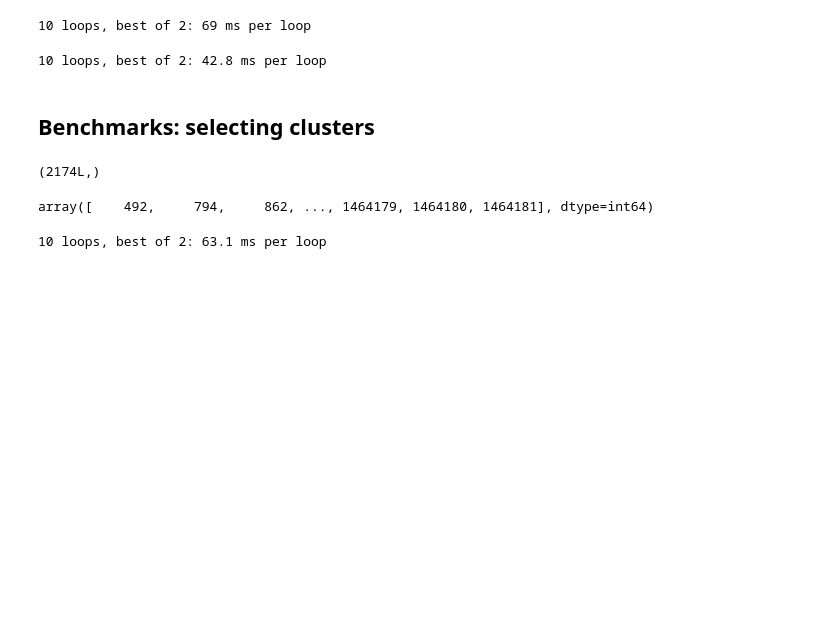
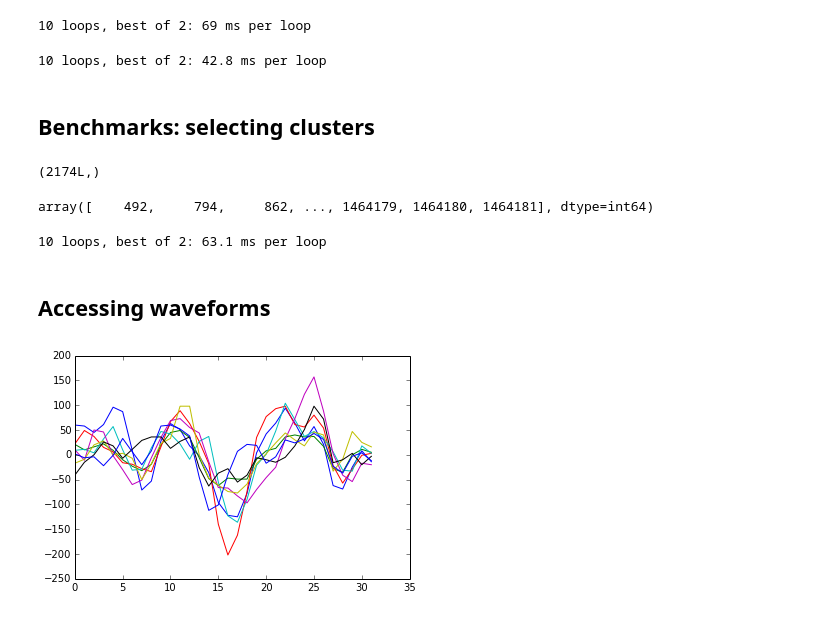
Before and after one commit to klusta-team/klustaviewa, a Jupyter notebook: dev/ideas/hdf5_loading.ipynb, the cells around one changed output. Drawn from its saved outputs; the diff is of its cells as text; code cells hidden in the pictures; blank space fills up the shorter version.

```diff
--- a/dev/ideas/hdf5_loading.ipynb
+++ b/dev/ideas/hdf5_loading.ipynb
@@ -24,5 +22,4 @@ spikes
   byteorder := 'little'
   chunkshape := (936,)
 # %%
-waves = wave_file.root.shanks.shank0.waves
-waves
+waves = main_file.root.shanks.shank0.waveforms()  # () to dereference the link
@@ -69,3 +60,9 @@ array([    492,     794,     862, ..., 1464179, 1464180, 1464181], dtype=int64)
 10 loops, best of 2: 63.1 ms per loop
 # %%
 features = pd.DataFrame(cluster5['features'], index=cluster5_spk)
+# %% [markdown]
+## Accessing waveforms
+# %%
+plot(waves[5][0].reshape((-1, 8)));
+# %% [output]
+[figure, added]
```
Also changed, not shown: parts of 4 cells of this notebook, 2 other files.
